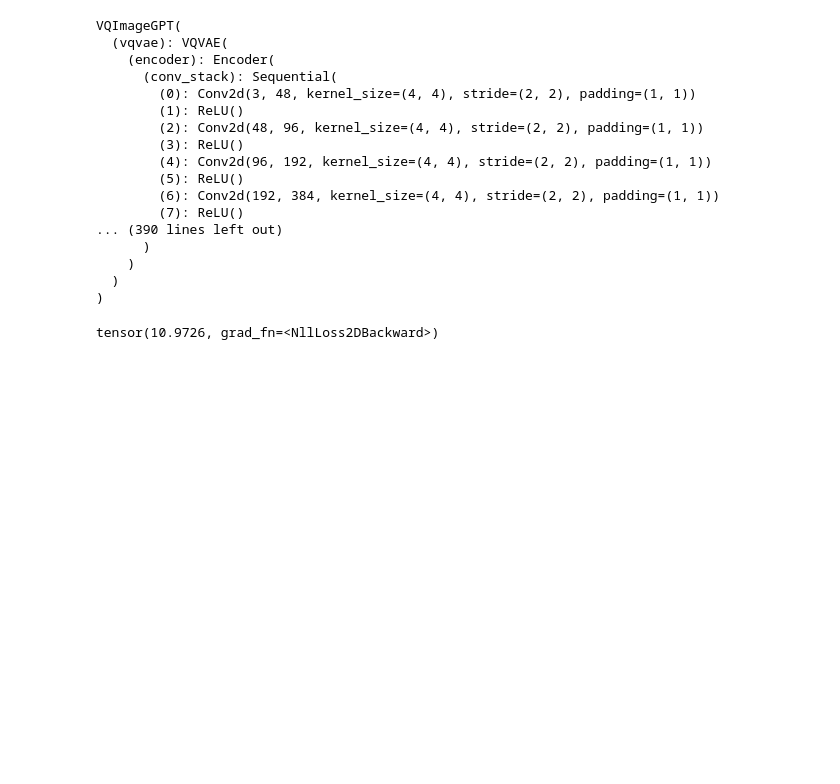
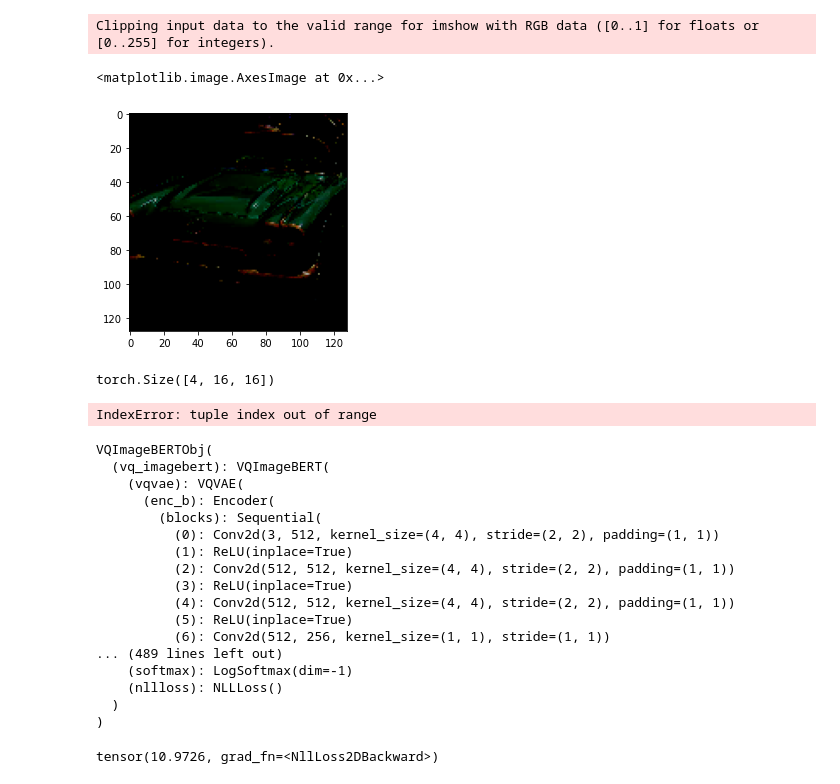
Before and after one commit to dgjun32/VQimageBERT-CL, a Jupyter notebook: code/test.ipynb, the cells around one changed output. Drawn from its saved outputs; the diff is of its cells as text; code cells hidden in the pictures; blank space fills up the shorter version.

```diff
--- a/code/test.ipynb
+++ b/code/test.ipynb
@@ -36,6 +9,5 @@ from datasets import ImageDataset
 # %%
 dataset = ImageDataset('val', cfg)
+loader = torch.utils.data.DataLoader(dataset, batch_size=4)
-# %%
-loader = torch.utils.data.DataLoader(dataset, batch_size=1)
 # %%
-batch = next
+batch = next(iter(loader))
@@ -45,0 +14,6 @@ image = torch.rand(4, 3, 224, 224)
+# %%
+plt.imshow(batch[0].permute(1,2,0))
+# %% [output]
+Clipping input data to the valid range for imshow with RGB data ([0..1] for floats or [0..255] for integers).
+<matplotlib.image.AxesImage at 0x...>
+[figure, added]
@@ -50,21 +24,26 @@ model_loss = VQImageGPTModel(model, cfg)
+# %%
+h, target = model(batch)
+# %% [output]
+torch.Size([4, 16, 16])
+IndexError: tuple index out of range
 # %%
-model_loss.vq_imagegpt
+model_loss
 # %% [output]
-VQImageGPT(
-  (vqvae): VQVAE(
-    (encoder): Encoder(
-      (conv_stack): Sequential(
-        (0): Conv2d(3, 48, kernel_size=(4, 4), stride=(2, 2), padding=(1, 1))
-        (1): ReLU()
-        (2): Conv2d(48, 96, kernel_size=(4, 4), stride=(2, 2), padding=(1, 1))
-        (3): ReLU()
-        (4): Conv2d(96, 192, kernel_size=(4, 4), stride=(2, 2), padding=(1, 1))
-        (5): ReLU()
-        (6): Conv2d(192, 384, kernel_size=(4, 4), stride=(2, 2), padding=(1, 1))
-        (7): ReLU()
-... (390 lines left out)
-      )
-    )
+VQImageBERTObj(
+  (vq_imagebert): VQImageBERT(
+    (vqvae): VQVAE(
+      (enc_b): Encoder(
+        (blocks): Sequential(
+          (0): Conv2d(3, 512, kernel_size=(4, 4), stride=(2, 2), padding=(1, 1))
+          (1): ReLU(inplace=True)
+          (2): Conv2d(512, 512, kernel_size=(4, 4), stride=(2, 2), padding=(1, 1))
+          (3): ReLU(inplace=True)
+          (4): Conv2d(512, 512, kernel_size=(4, 4), stride=(2, 2), padding=(1, 1))
+          (5): ReLU(inplace=True)
+          (6): Conv2d(512, 256, kernel_size=(1, 1), stride=(1, 1))
+... (489 lines left out)
+    (softmax): LogSoftmax(dim=-1)
+    (nllloss): NLLLoss()
   )
 )
 # %%
```
Also changed, not shown: parts of 13 cells of this notebook, 6 other files.
